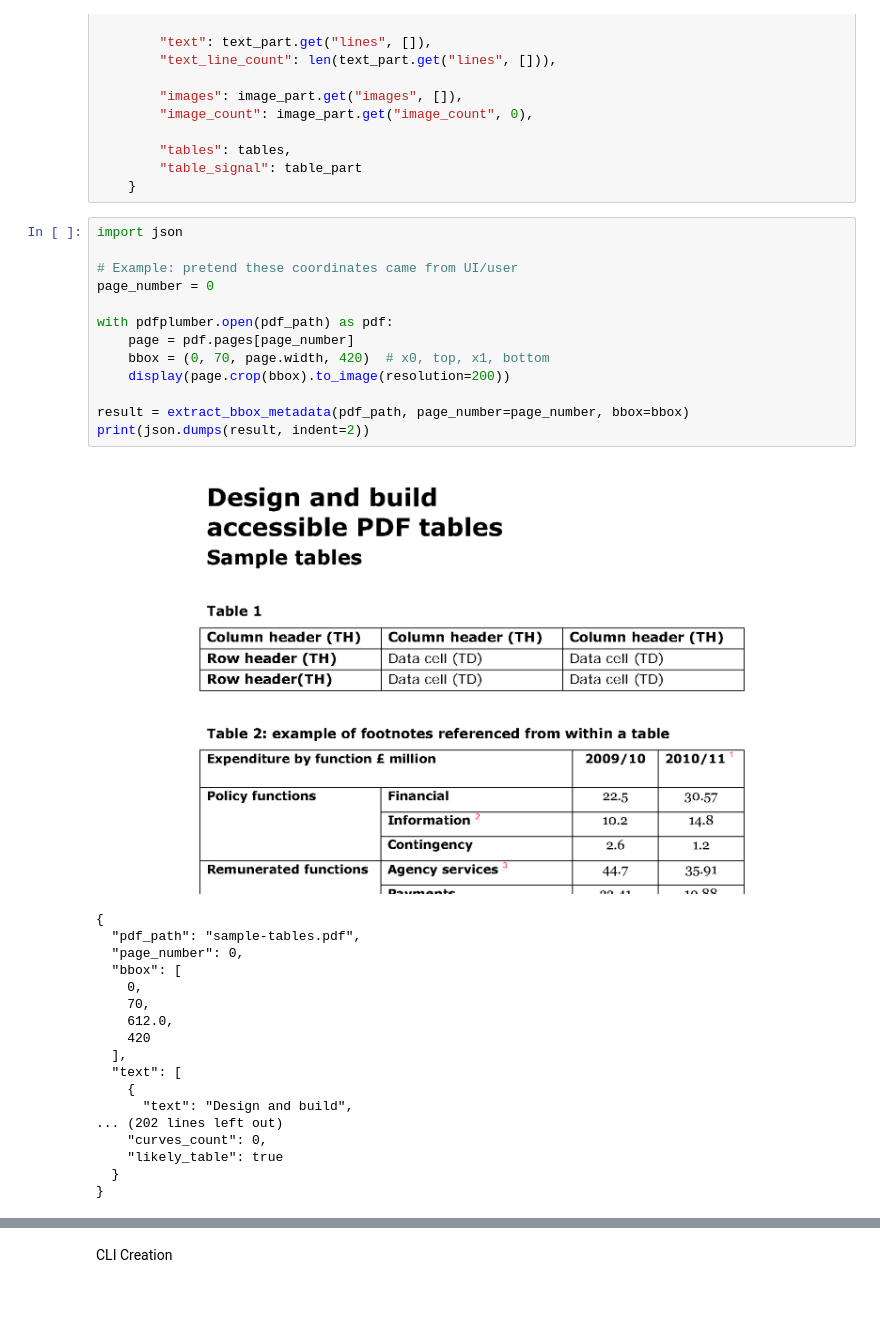
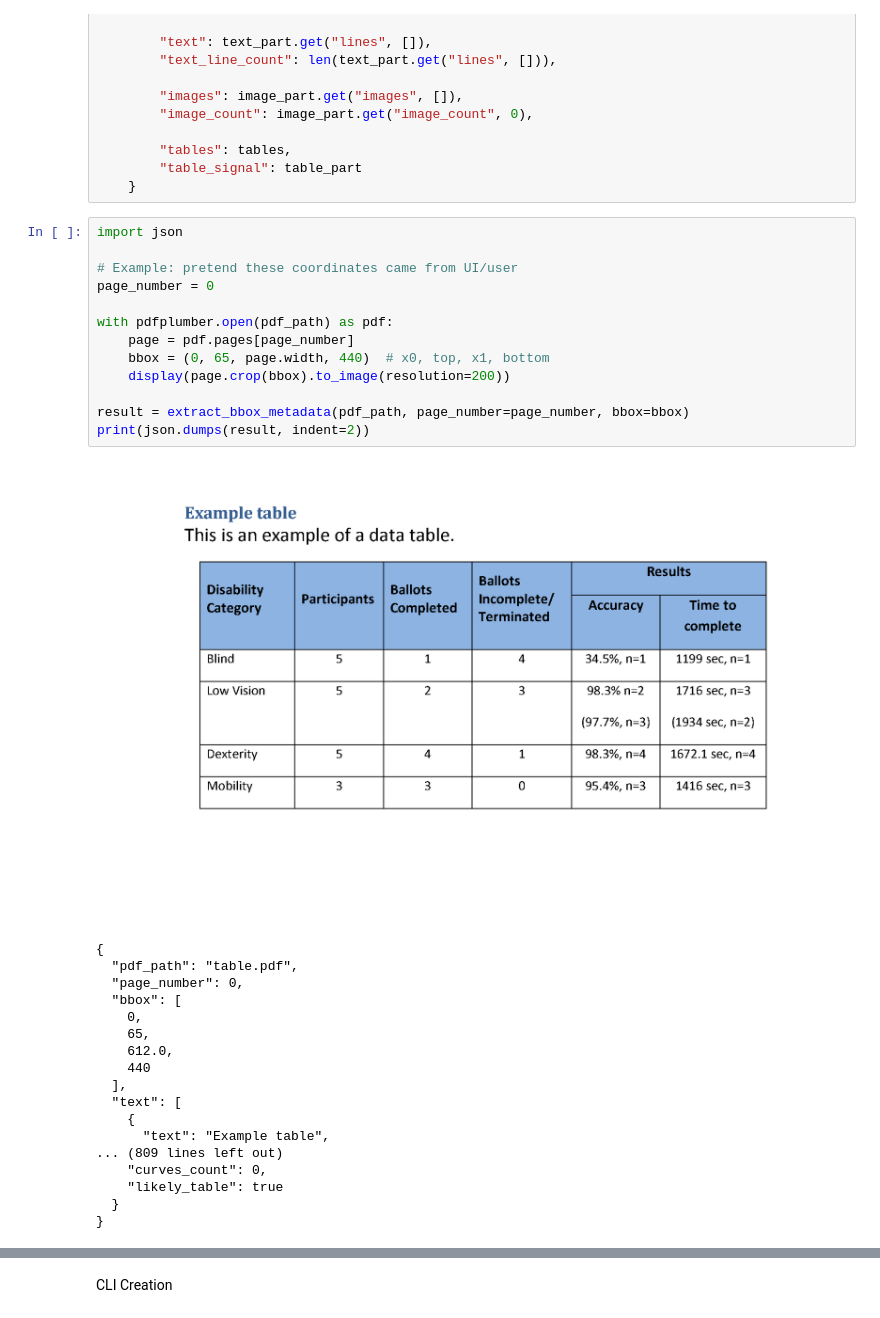
Before and after one commit to SatyaPandian/V1-pdf-metadata-extractor, a Jupyter notebook: notebooks/V1_pdf_metadata_extractor.ipynb, the cells around one changed output, grey strips where cells are left out. Cells and saved outputs as stored; diff of their text form.

```diff
--- a/notebooks/V1_pdf_metadata_extractor.ipynb
+++ b/notebooks/V1_pdf_metadata_extractor.ipynb
@@ -628,31 +623,31 @@ def extract_bbox_metadata(pdf_path, page_number, bbox):
 # %%
 import json
 
 # Example: pretend these coordinates came from UI/user
 page_number = 0
 
 with pdfplumber.open(pdf_path) as pdf:
     page = pdf.pages[page_number]
-    bbox = (0, 70, page.width, 420)  # x0, top, x1, bottom
+    bbox = (0, 65, page.width, 440)  # x0, top, x1, bottom
     display(page.crop(bbox).to_image(resolution=200))
 
 result = extract_bbox_metadata(pdf_path, page_number=page_number, bbox=bbox)
 print(json.dumps(result, indent=2))
 # %% [output]
-[figure, old version]
+[figure, new version]
 {
-  "pdf_path": "sample-tables.pdf",
+  "pdf_path": "table.pdf",
   "page_number": 0,
   "bbox": [
     0,
-    70,
+    65,
     612.0,
-    420
+    440
   ],
   "text": [
     {
-      "text": "Design and build",
-... (202 lines left out)
+      "text": "Example table",
+... (809 lines left out)
     "curves_count": 0,
     "likely_table": true
   }
```
Also changed, not shown: parts of 16 cells of this notebook.
